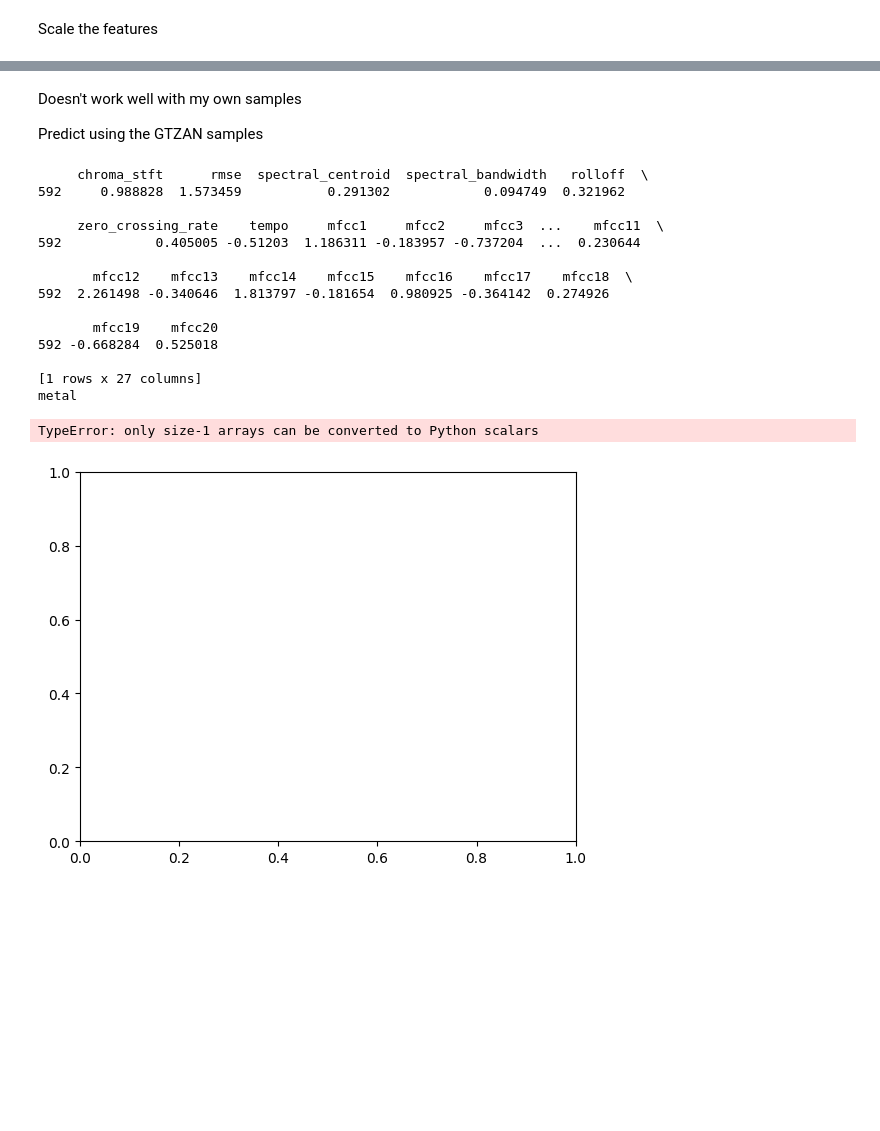
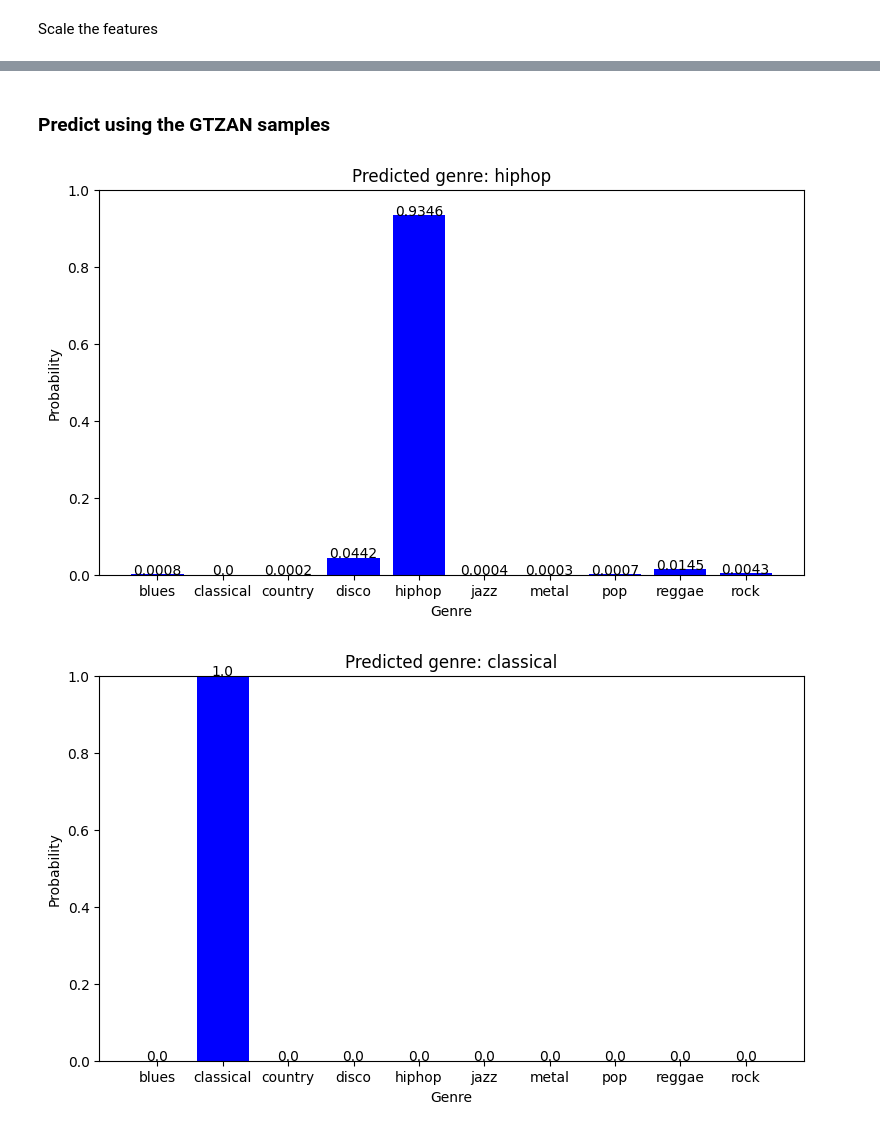
Before and after one commit to JWL16038/Music-Classification, a Jupyter notebook: Notebooks/GTZAN model.ipynb, the cells around one changed output, grey strips where cells are left out. Saved outputs shown, nothing was run; the diff lists cells and outputs as text; code cells hidden in the pictures; blank space fills up the shorter version.

Commit message:
Built plots for visualising the predicted results

```diff
--- a/Notebooks/GTZAN model.ipynb
+++ b/Notebooks/GTZAN model.ipynb
@@ -260,33 +196,28 @@ Accuracy: 0.0%
 # %% [markdown]
-Doesn't work well with my own samples
-
-Predict using the GTZAN samples
+### Predict using the GTZAN samples
-# %%
-sample = X_test.sample()
-print(sample)
-prediction = model.predict(sample)
-final_result = index_label[np.argmax(prediction[0])]
-print(final_result)
-
-
-fig = plt.figure()
-ax = fig.add_axes([0,0,1,1])
-ax.bar(index_label.items,prediction)
-plt.show()
-# %% [output]
-     chroma_stft      rmse  spectral_centroid  spectral_bandwidth   rolloff  \
-592     0.988828  1.573459           0.291302            0.094749  0.321962
-
-     zero_crossing_rate    tempo     mfcc1     mfcc2     mfcc3  ...    mfcc11  \
-592            0.405005 -0.51203  1.186311 -0.183957 -0.737204  ...  0.230644
-
-       mfcc12    mfcc13    mfcc14    mfcc15    mfcc16    mfcc17    mfcc18  \
-592  2.261498 -0.340646  1.813797 -0.181654  0.980925 -0.364142  0.274926
-
-       mfcc19    mfcc20
-592 -0.668284  0.525018
-
-[1 rows x 27 columns]
-metal
-TypeError: only size-1 arrays can be converted to Python scalars
-[figure, removed]
+# %%
+def addlabels(x,y):
+    for i in range(len(x)):
+        plt.text(i, y[i], y[i], ha = 'center')
+
+for i in range(1,10):
+    sample = X_test.sample()
+    prediction = model.predict(sample)
+    plt.figure(figsize= (20,5))
+    plt.subplot(1, 2, 1)
+    plt.grid(False)
+
+    x = range(len(generes_list))
+    y = np.round(prediction[0],4)
+    plt.xticks(range(0,len(generes_list)), generes_list)
+    plt.bar(x, y, color="#0000FF")
+    plt.ylim([0, 1])
+    predicted_genre = index_label[np.argmax(prediction[0])]
+    plt.title(f'Predicted genre: {predicted_genre}')
+    plt.xlabel("Genre")
+    plt.ylabel("Probability")
+    addlabels(x,y)
+    plt.show()
+# %% [output]
+[figure, added]
+[figure, added]
```
Also changed, not shown: parts of 11 cells of this notebook.
